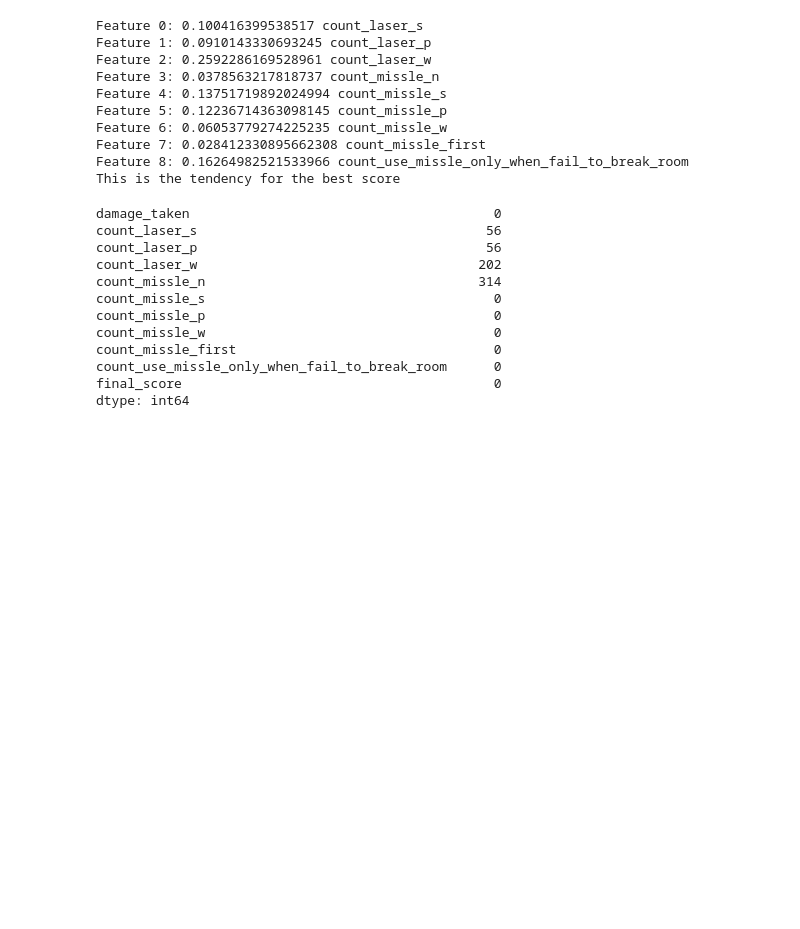
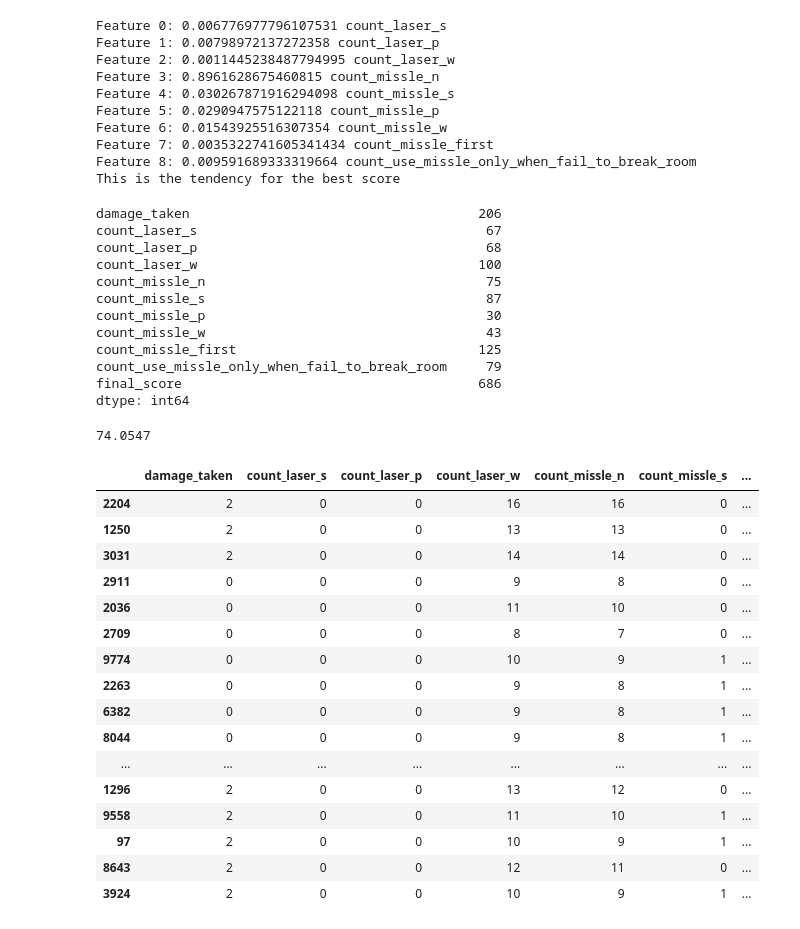
Before and after one commit to Peter-32/ftl, a Jupyter notebook: ML Version.ipynb, the cells around one changed output. Cells and saved outputs as stored; diff of their text form; code cells hidden in the pictures; blank space fills up the shorter version.

```diff
--- a/ML Version.ipynb
+++ b/ML Version.ipynb
@@ -6,8 +6,8 @@ from tqdm import tqdm
 # Constants
 hp = 10
 enemy_dmg = 2
-enemy_dodge = 0.2
-enemy_shield = 1
+enemy_dodge = 0.32
+enemy_shield = 3
 ally_three_laser_damage = 1
 ally_missle_damage = 2
 # %%
@@ -236,25 +236,49 @@ for (i, score), feature in zip(enumerate(importance_scores), features):
 print("This is the tendency for the best score")
 df.sort_values('final_score').iloc[0:50].sum()
 # %% [output]
-Feature 0: 0.100416399538517 count_laser_s
-Feature 1: 0.0910143330693245 count_laser_p
-Feature 2: 0.2592286169528961 count_laser_w
-Feature 3: 0.0378563217818737 count_missle_n
-Feature 4: 0.13751719892024994 count_missle_s
-Feature 5: 0.12236714363098145 count_missle_p
-Feature 6: 0.06053779274225235 count_missle_w
-Feature 7: 0.028412330895662308 count_missle_first
-Feature 8: 0.16264982521533966 count_use_missle_only_when_fail_to_break_room
+Feature 0: 0.006776977796107531 count_laser_s
+Feature 1: 0.00798972137272358 count_laser_p
+Feature 2: 0.0011445238487794995 count_laser_w
+Feature 3: 0.8961628675460815 count_missle_n
+Feature 4: 0.030267871916294098 count_missle_s
+Feature 5: 0.0290947575122118 count_missle_p
+Feature 6: 0.01543925516307354 count_missle_w
+Feature 7: 0.0035322741605341434 count_missle_first
+Feature 8: 0.009591689333319664 count_use_missle_only_when_fail_to_break_room
 This is the tendency for the best score
-damage_taken                                       0
-count_laser_s                                     56
-count_laser_p                                     56
-count_laser_w                                    202
-count_missle_n                                   314
-count_missle_s                                     0
-count_missle_p                                     0
-count_missle_w                                     0
-count_missle_first                                 0
-count_use_missle_only_when_fail_to_break_room      0
-final_score                                        0
+damage_taken                                     206
+count_laser_s                                     67
+count_laser_p                                     68
+count_laser_w                                    100
+count_missle_n                                    75
+count_missle_s                                    87
+count_missle_p                                    30
+count_missle_w                                    43
+count_missle_first                               125
+count_use_missle_only_when_fail_to_break_room     79
+final_score                                      686
 dtype: int64
+# %%
+df.damage_taken.mean()
+# %% [output]
+74.0547
+# %%
+df.sort_values('final_score').iloc[0:50]
+# %% [output]
+|  | damage_taken | count_laser_s | count_laser_p | count_laser_w | count_missle_n | count_missle_s | ... |
+| 2204 | 2 | 0 | 0 | 16 | 16 | 0 | ... |
+| 1250 | 2 | 0 | 0 | 13 | 13 | 0 | ... |
+| 3031 | 2 | 0 | 0 | 14 | 14 | 0 | ... |
+| 2911 | 0 | 0 | 0 | 9 | 8 | 0 | ... |
+| 2036 | 0 | 0 | 0 | 11 | 10 | 0 | ... |
+| 2709 | 0 | 0 | 0 | 8 | 7 | 0 | ... |
+| 9774 | 0 | 0 | 0 | 10 | 9 | 1 | ... |
+| 2263 | 0 | 0 | 0 | 9 | 8 | 1 | ... |
+| 6382 | 0 | 0 | 0 | 9 | 8 | 1 | ... |
+| 8044 | 0 | 0 | 0 | 9 | 8 | 1 | ... |
+| ... | ... | ... | ... | ... | ... | ... | ... |
+| 1296 | 2 | 0 | 0 | 13 | 12 | 0 | ... |
+| 9558 | 2 | 0 | 0 | 11 | 10 | 1 | ... |
+| 97 | 2 | 0 | 0 | 10 | 9 | 1 | ... |
+| 8643 | 2 | 0 | 0 | 12 | 11 | 0 | ... |
+| 3924 | 2 | 0 | 0 | 10 | 9 | 1 | ... |
```
